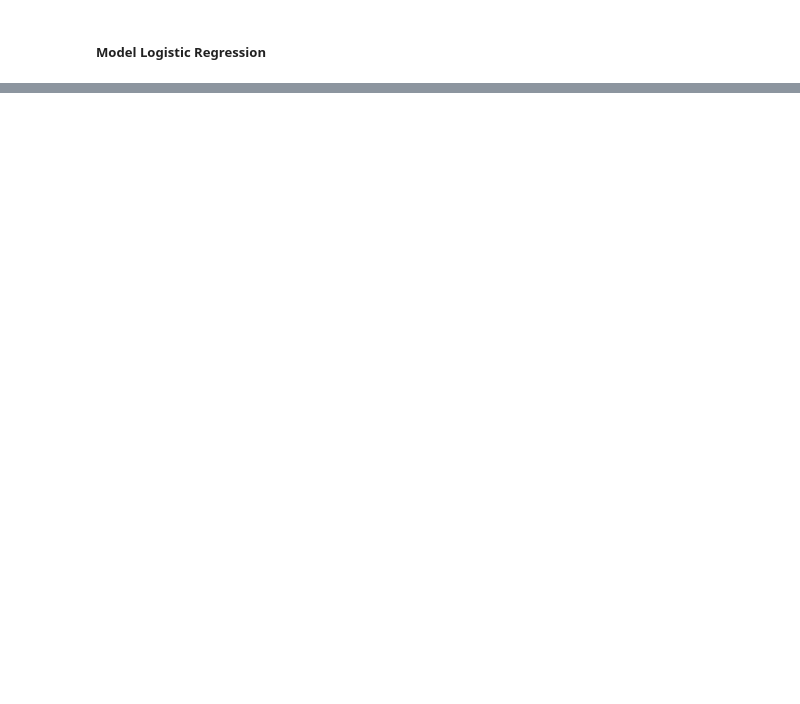
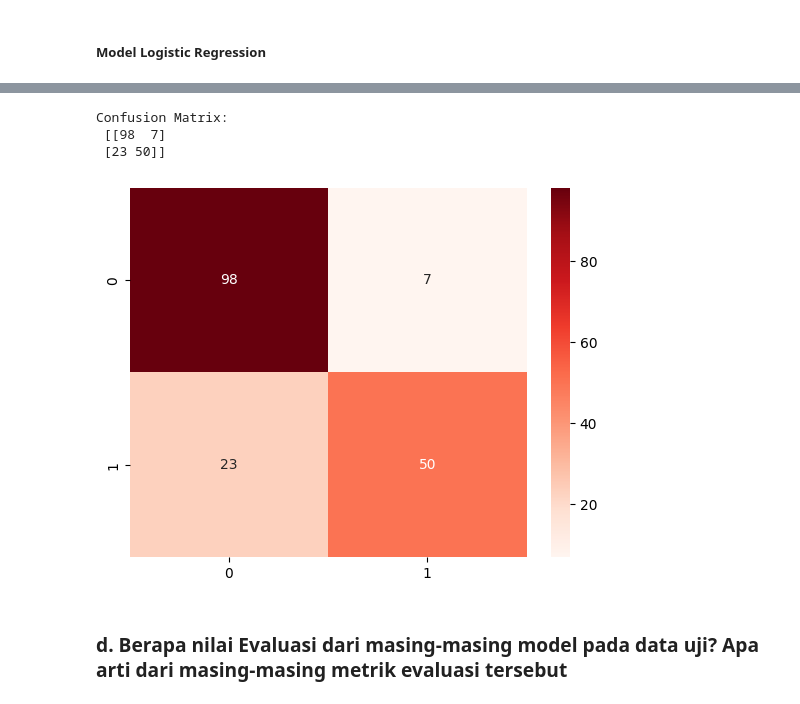
Before and after one commit to Fathanhelmi/Penambangan-Data-dan-Analisis-Bisnis, a Jupyter notebook: UTS/Analisis_Dataset_Titanic.ipynb, the cells around one changed output, grey strips where cells are left out. Cells and saved outputs as stored; diff of their text form; code cells hidden in the pictures; blank space fills up the shorter version.

```diff
--- a/UTS/Analisis_Dataset_Titanic.ipynb
+++ b/UTS/Analisis_Dataset_Titanic.ipynb
@@ -706,0 +530,12 @@ plt.show()
+# %%
+CM_MLP = confusion_matrix(Y_test, y_pred_MLP)
+print("Confusion Matrix:\n", CM_MLP)
+sns.heatmap(CM_MLP, annot=True, cmap='Reds')
+plt.show()
+# %% [output]
+Confusion Matrix:
+ [[98  7]
+ [23 50]]
+[figure, added]
+# %% [markdown]
+### d. Berapa nilai Evaluasi dari masing-masing model pada data uji? Apa arti dari masing-masing metrik evaluasi tersebut
```
Also changed, not shown: parts of 49 cells of this notebook, 1 other file.
